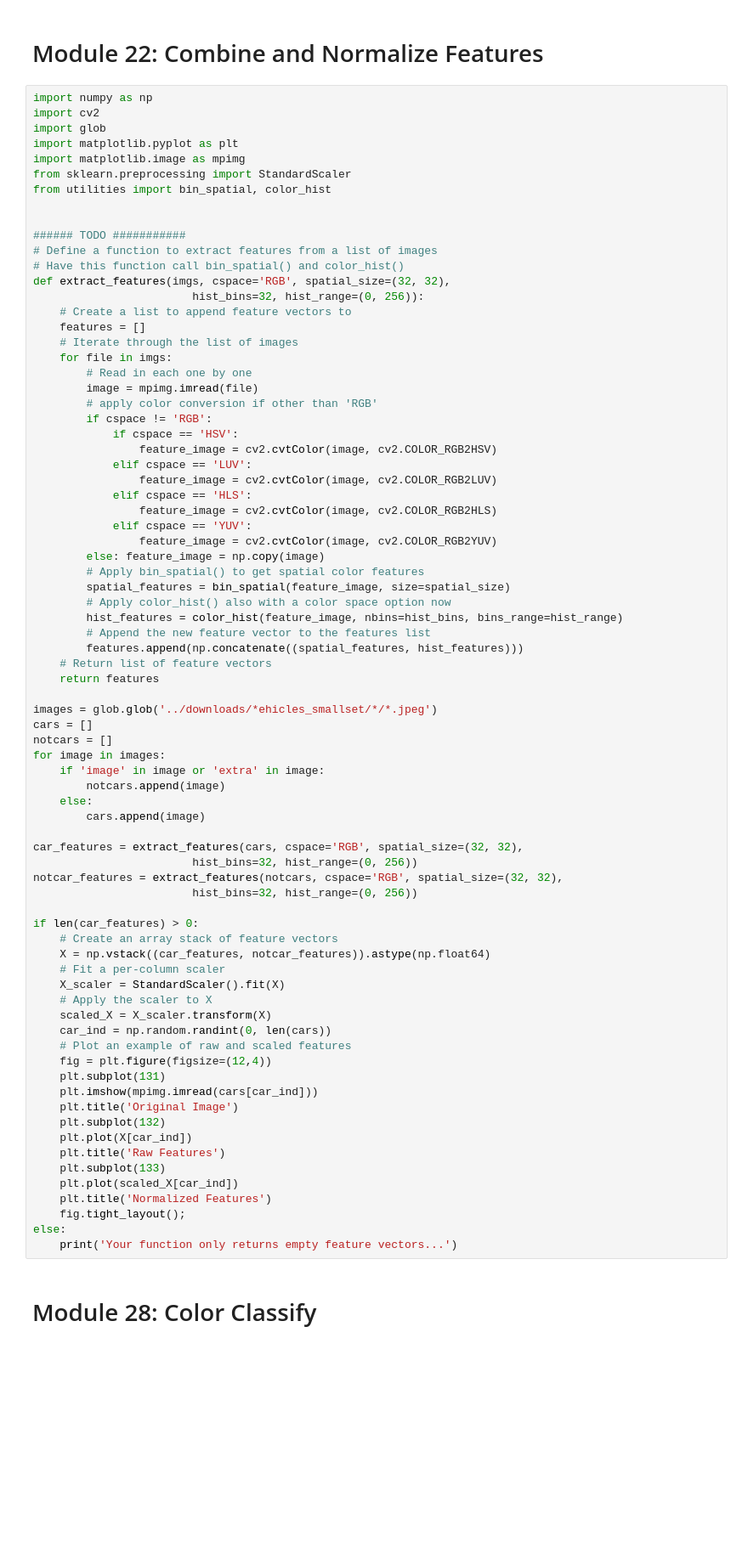
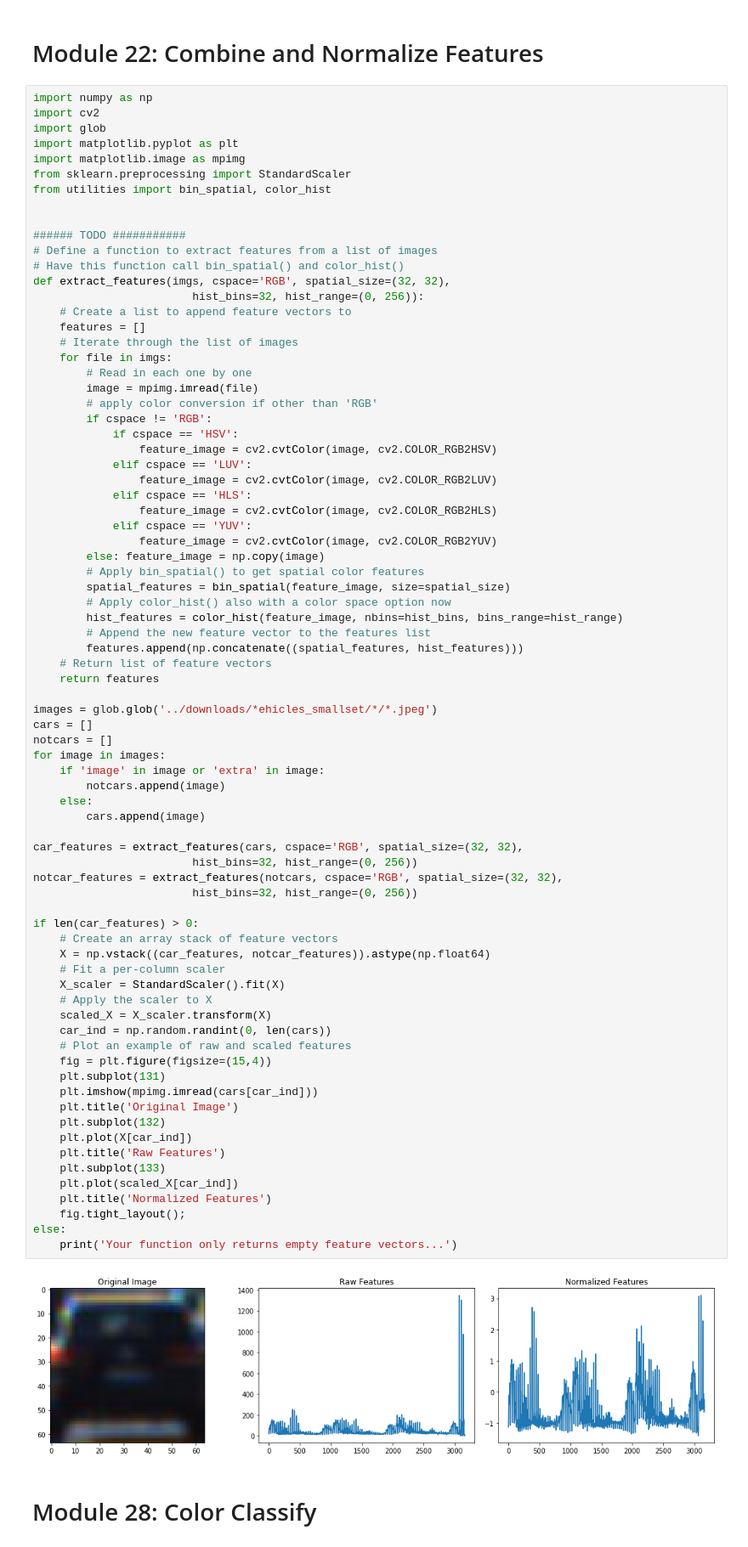
Before and after one commit to patrickmpoon/CarND-Vehicle-Detection, a Jupyter notebook: Lesson 17 - Project - Vehicle Detection/Lessons.ipynb, the cells around one changed output. Shown at 85% size. Cells and saved outputs as stored; diff of their text form; blank space fills up the shorter version.

```diff
--- a/Lesson 17 - Project - Vehicle Detection/Lessons.ipynb
+++ b/Lesson 17 - Project - Vehicle Detection/Lessons.ipynb
@@ -341,34 +356,36 @@ for image in images:
         notcars.append(image)
     else:
         cars.append(image)
 
 car_features = extract_features(cars, cspace='RGB', spatial_size=(32, 32),
                         hist_bins=32, hist_range=(0, 256))
 notcar_features = extract_features(notcars, cspace='RGB', spatial_size=(32, 32),
                         hist_bins=32, hist_range=(0, 256))
 
 if len(car_features) > 0:
     # Create an array stack of feature vectors
     X = np.vstack((car_features, notcar_features)).astype(np.float64)
     # Fit a per-column scaler
     X_scaler = StandardScaler().fit(X)
     # Apply the scaler to X
     scaled_X = X_scaler.transform(X)
     car_ind = np.random.randint(0, len(cars))
     # Plot an example of raw and scaled features
-    fig = plt.figure(figsize=(12,4))
+    fig = plt.figure(figsize=(15,4))
     plt.subplot(131)
     plt.imshow(mpimg.imread(cars[car_ind]))
     plt.title('Original Image')
     plt.subplot(132)
     plt.plot(X[car_ind])
     plt.title('Raw Features')
     plt.subplot(133)
     plt.plot(scaled_X[car_ind])
     plt.title('Normalized Features')
     fig.tight_layout();
 else:
     print('Your function only returns empty feature vectors...')
+# %% [output]
+[figure, added]
 # %% [markdown]
 # Module 28: Color Classify
 # %%
```
Also changed, not shown: parts of 12 cells of this notebook, 17 other files.
